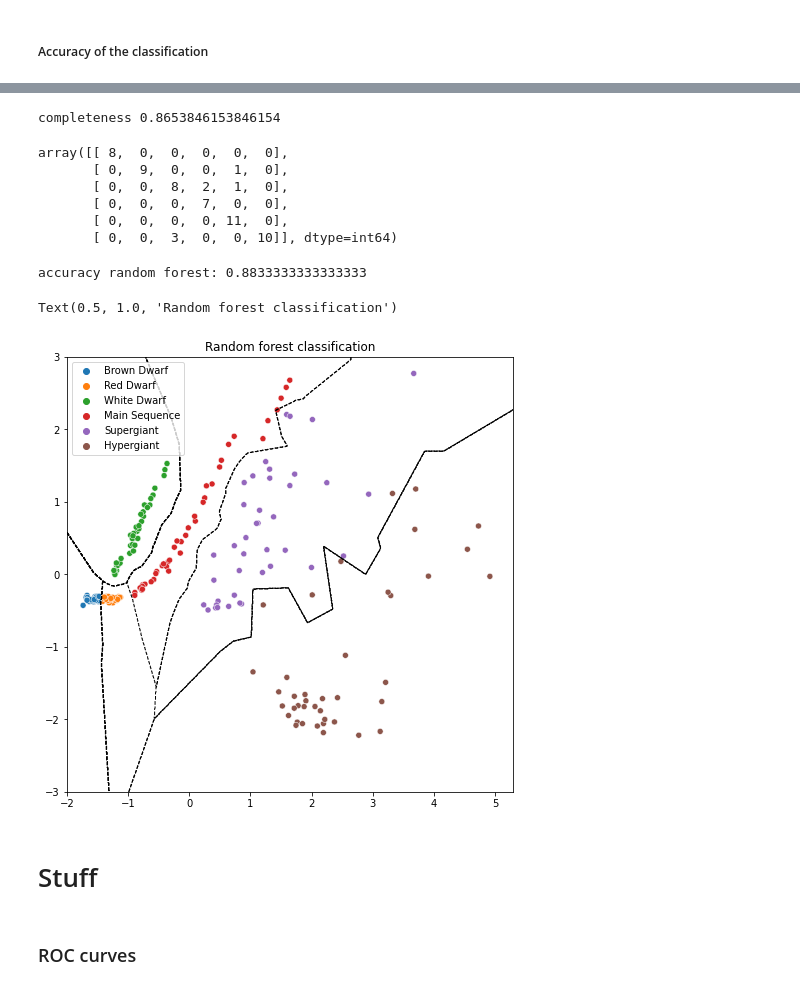
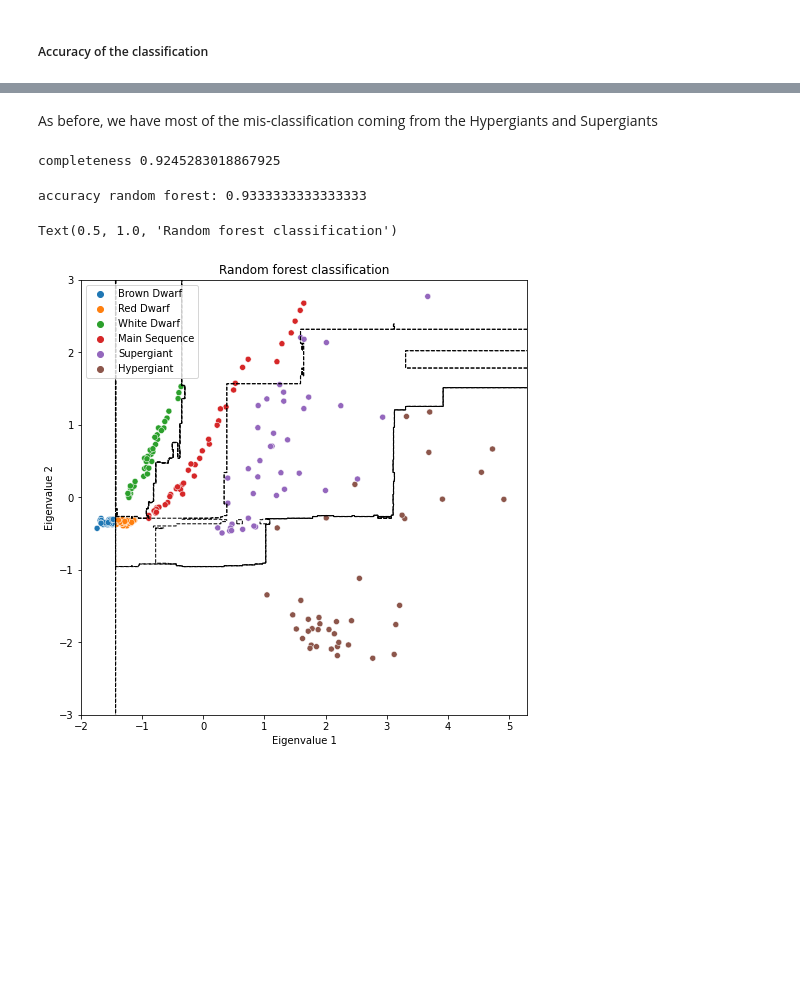
Before and after one commit to ludovicobizzarri/astrostatistics_bicocca_2024, a Jupyter notebook: working/Lesson 15/HR diagram.ipynb, the cells around one changed output, grey strips where cells are left out. Saved outputs shown, nothing was run; the diff lists cells and outputs as text; code cells hidden in the pictures; blank space fills up the shorter version.

```diff
--- a/working/Lesson 15/HR diagram.ipynb
+++ b/working/Lesson 15/HR diagram.ipynb
@@ -288,7 +293,7 @@ Let's try first with a generative classification method: KNN, since data seems t
 # find the best number of components through cross-validation:
 # perform Classification
 scores_knc = []
-kvals = np.arange(1,20)
+kvals = np.arange(2,20)
 for k in kvals:
     clf = KNeighborsClassifier(n_neighbors=k)
     CVpredk = cross_val_predict(clf, X_train, y_train)
@@ -327,0 +339,7 @@ array([[ 8,  0,  0,  0,  0,  0],
+# %%
+# binarize the dataset:
+label_binarizer = LabelBinarizer()
+label_binarizer.fit(y_train)
+
+y_onehot_test = label_binarizer.transform(y_test)
+y_onehot_test.shape  # (n_samples, n_classes)
@@ -485,51 +528,42 @@ y_prob_rf = clf_rf.predict_proba(X_test)
+# %% [markdown]
+As before, we have most of the mis-classification coming from the Hypergiants and Supergiants
 # %%
 completeness_rf, contamination_rf = completeness_contamination(y_pred_rf, y_test)
 
 print("completeness", completeness_rf)
 #print("contamination", contamination_rf)
 # %% [output]
-completeness 0.8653846153846154
+completeness 0.9245283018867925
-# %%
-confusion_matrix(y_test,y_pred_rf)
-# %% [output]
-array([[ 8,  0,  0,  0,  0,  0],
-       [ 0,  9,  0,  0,  1,  0],
-       [ 0,  0,  8,  2,  1,  0],
-       [ 0,  0,  0,  7,  0,  0],
-       [ 0,  0,  0,  0, 11,  0],
-       [ 0,  0,  3,  0,  0, 10]], dtype=int64)
 # %%
 accuracy_rf = accuracy_score(y_test,y_pred_rf)
 
 print('accuracy random forest:',accuracy_rf)
 # %% [output]
-accuracy random forest: 0.8833333333333333
+accuracy random forest: 0.9333333333333333
 # %%
 # plot the result of the classification
 fig = plt.figure(figsize=(8,8))
 
 # compute the decision boundaries:
 xlim = (-2,5.3)
 ylim = (-3,3)
 
 xx,yy = np.meshgrid(np.linspace(xlim[0],xlim[1],1000),
                     np.linspace(ylim[0],ylim[1],1000))
 
 xystack = np.vstack([xx.ravel(),yy.ravel()])
 Xgrid = xystack.T
 
-Z = knc_clf.predict(Xgrid)
+Z = clf_rf.predict(Xgrid)
 Z = Z.reshape(xx.shape)
 
 plt.contour(xx,yy,Z,colors='k',linestyles='dashed',linewidths=1)
 
 sns.scatterplot(x=X_transf_scaled[:,0], y=X_transf_scaled[:,1], hue=labels)
 
+plt.xlabel('Eigenvalue 1')
+plt.ylabel('Eigenvalue 2')
 plt.title('Random forest classification')
 # %% [output]
 Text(0.5, 1.0, 'Random forest classification')
-[figure, old version]
+[figure, new version]
-# %% [markdown]
-# Stuff
-# %% [markdown]
-### ROC curves
```
Also changed, not shown: parts of 32 cells of this notebook.
